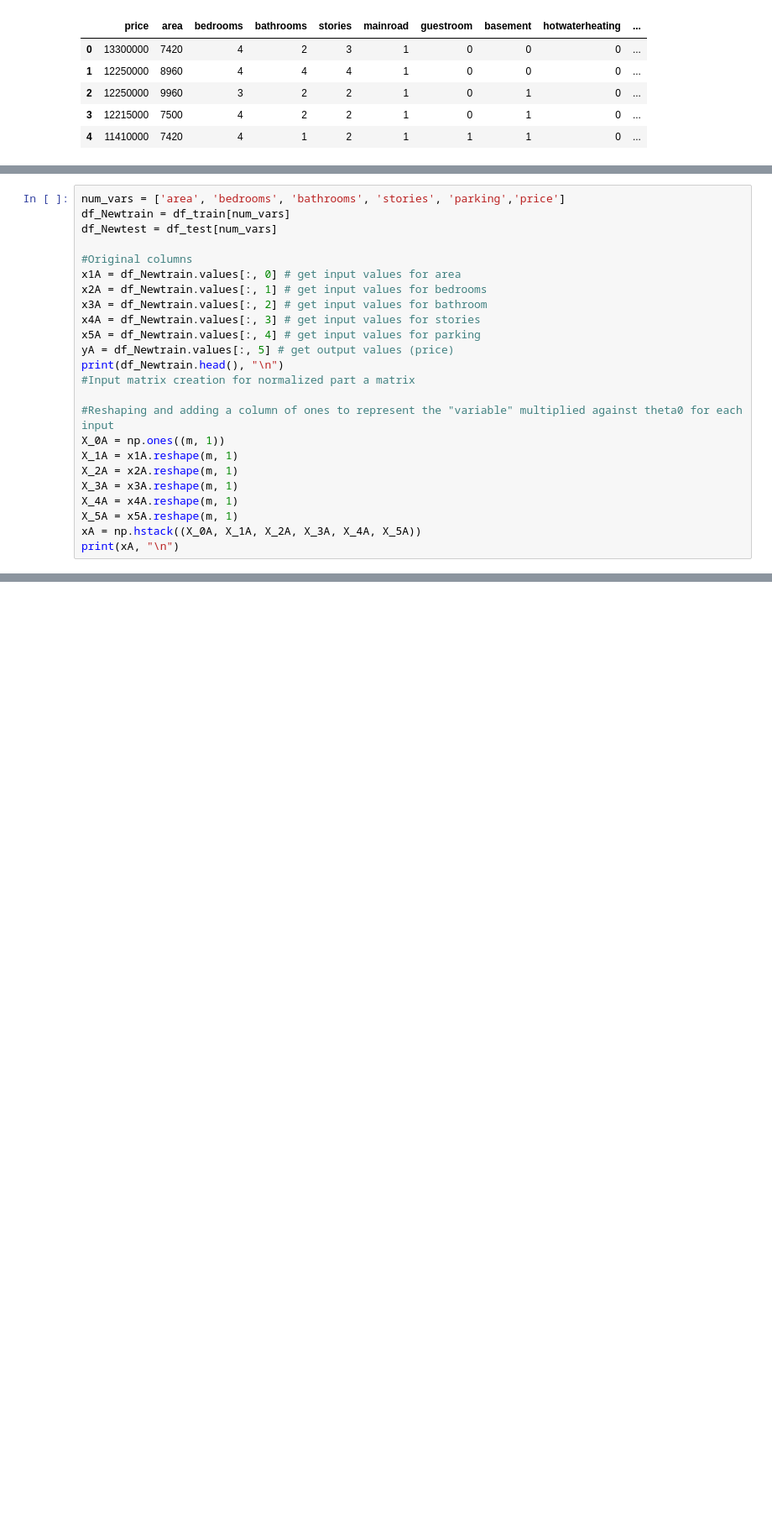
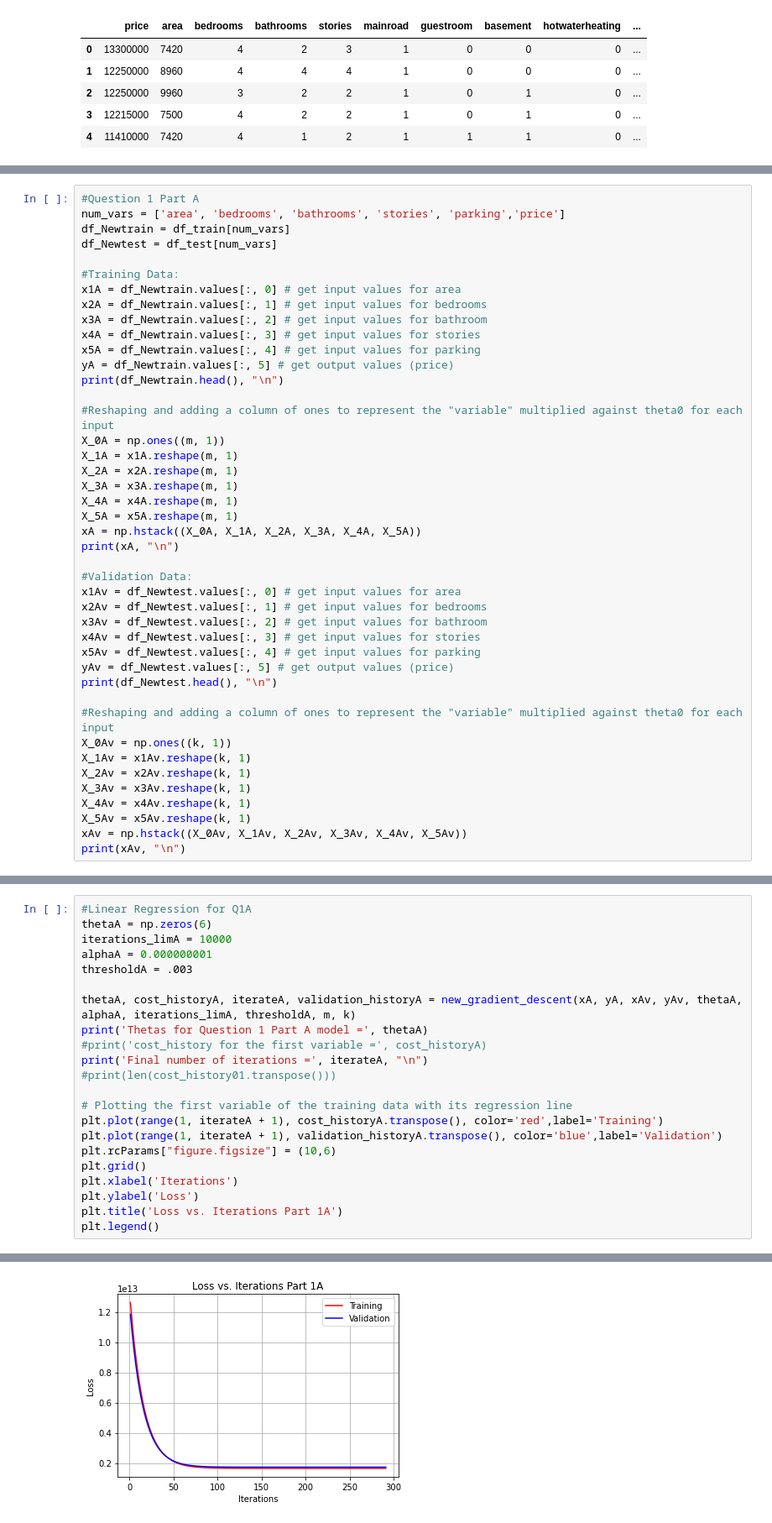
Before and after one commit to BarryPersing/ECGR4105_Intro_to_Machine_Learning, a Jupyter notebook: ECGR4105_HW1_Persing.ipynb, the cells around one changed output, grey strips where cells are left out. Shown at 84% size. Cells and saved outputs as stored; diff of their text form; blank space fills up the shorter version.

```diff
--- a/ECGR4105_HW1_Persing.ipynb
+++ b/ECGR4105_HW1_Persing.ipynb
@@ -56,11 +231,12 @@ k = len(df_test)
 Shape of training set: (381, 13)
 Shape of validation set: (164, 13)
 # %%
+#Question 1 Part A
 num_vars = ['area', 'bedrooms', 'bathrooms', 'stories', 'parking','price']
 df_Newtrain = df_train[num_vars]
 df_Newtest = df_test[num_vars]
 
-#Original columns
+#Training Data:
 x1A = df_Newtrain.values[:, 0] # get input values for area
 x2A = df_Newtrain.values[:, 1] # get input values for bedrooms
 x3A = df_Newtrain.values[:, 2] # get input values for bathroom
@@ -68,7 +244,6 @@ x4A = df_Newtrain.values[:, 3] # get input values for stories
 x5A = df_Newtrain.values[:, 4] # get input values for parking
 yA = df_Newtrain.values[:, 5] # get output values (price)
 print(df_Newtrain.head(), "\n")
-#Input matrix creation for normalized part a matrix
 
 #Reshaping and adding a column of ones to represent the "variable" multiplied against theta0 for each input
 X_0A = np.ones((m, 1))
@@ -79,5 +254,24 @@ X_4A = x4A.reshape(m, 1)
 X_5A = x5A.reshape(m, 1)
 xA = np.hstack((X_0A, X_1A, X_2A, X_3A, X_4A, X_5A))
 print(xA, "\n")
+
+#Validation Data:
+x1Av = df_Newtest.values[:, 0] # get input values for area
+x2Av = df_Newtest.values[:, 1] # get input values for bedrooms
+x3Av = df_Newtest.values[:, 2] # get input values for bathroom
+x4Av = df_Newtest.values[:, 3] # get input values for stories
+x5Av = df_Newtest.values[:, 4] # get input values for parking
+yAv = df_Newtest.values[:, 5] # get output values (price)
+print(df_Newtest.head(), "\n")
+
+#Reshaping and adding a column of ones to represent the "variable" multiplied against theta0 for each input
+X_0Av = np.ones((k, 1))
+X_1Av = x1Av.reshape(k, 1)
+X_2Av = x2Av.reshape(k, 1)
+X_3Av = x3Av.reshape(k, 1)
+X_4Av = x4Av.reshape(k, 1)
+X_5Av = x5Av.reshape(k, 1)
+xAv = np.hstack((X_0Av, X_1Av, X_2Av, X_3Av, X_4Av, X_5Av))
+print(xAv, "\n")
 # %% [output]
      area  bedrooms  bathrooms  stories  parking    price
@@ -96,0 +294,23 @@ print(xA, "\n")
+# %%
+#Linear Regression for Q1A
+thetaA = np.zeros(6)
+iterations_limA = 10000
+alphaA = 0.000000001
+thresholdA = .003
+
+thetaA, cost_historyA, iterateA, validation_historyA = new_gradient_descent(xA, yA, xAv, yAv, thetaA, alphaA, iterations_limA, thresholdA, m, k)
+print('Thetas for Question 1 Part A model =', thetaA)
+#print('cost_history for the first variable =', cost_historyA)
+print('Final number of iterations =', iterateA, "\n")
+#print(len(cost_history01.transpose()))
+
+# Plotting the first variable of the training data with its regression line
+plt.plot(range(1, iterateA + 1), cost_historyA.transpose(), color='red',label='Training')
+plt.plot(range(1, iterateA + 1), validation_historyA.transpose(), color='blue',label='Validation')
+plt.rcParams["figure.figsize"] = (10,6)
+plt.grid()
+plt.xlabel('Iterations')
+plt.ylabel('Loss')
+plt.title('Loss vs. Iterations Part 1A')
+plt.legend()
+# %% [output]
@@ -96,0 +321 @@ print(xA, "\n")
+[figure, added]
```
Also changed, not shown: parts of 28 cells of this notebook.
